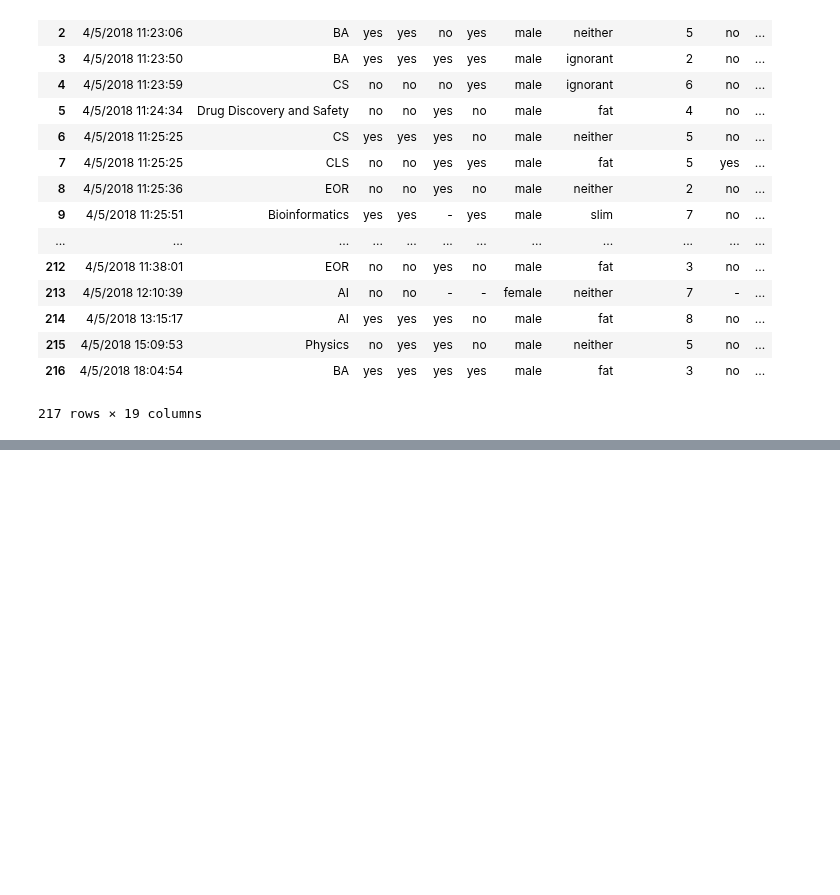
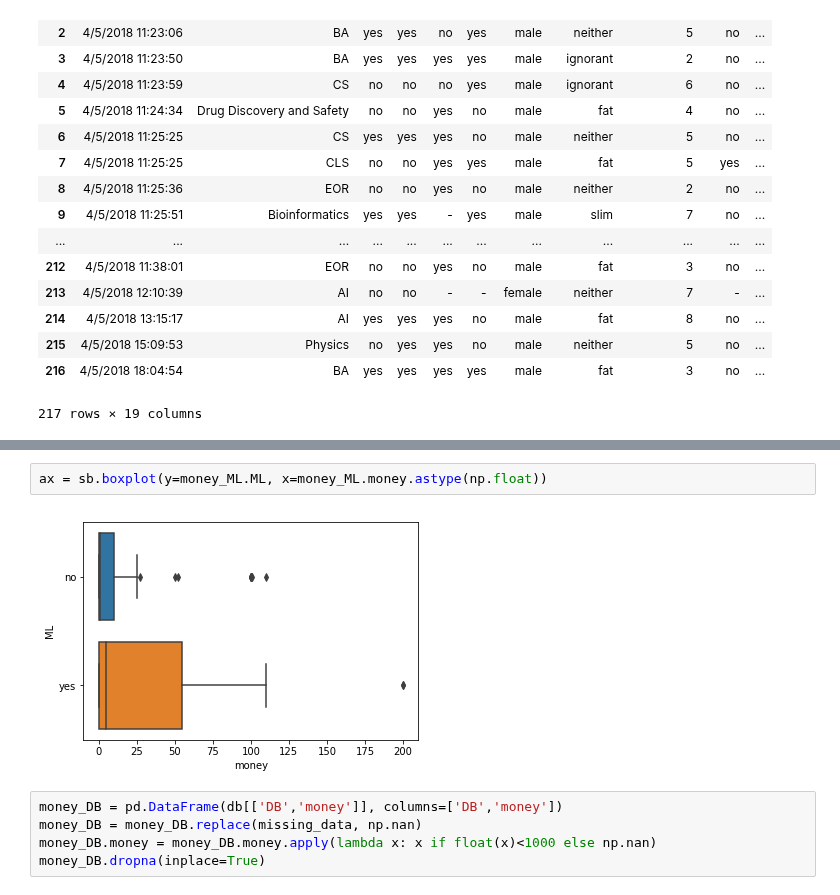
Before and after one commit to FionaLippert/DataMining, a Jupyter notebook: data_plotting.ipynb, the cells around one changed output, grey strips where cells are left out. Cells and saved outputs as stored; diff of their text form; blank space fills up the shorter version.

```diff
--- a/data_plotting.ipynb
+++ b/data_plotting.ipynb
@@ -68,0 +98,9 @@ plt.show()
+# %%
+ax = sb.boxplot(y=money_ML.ML, x=money_ML.money.astype(np.float))
+# %% [output]
+[figure, added]
+# %%
+money_DB = pd.DataFrame(db[['DB','money']], columns=['DB','money'])
+money_DB = money_DB.replace(missing_data, np.nan)
+money_DB.money = money_DB.money.apply(lambda x: x if float(x)<1000 else np.nan)
+money_DB.dropna(inplace=True)
```
Also changed, not shown: parts of 12 cells of this notebook, 2 other files.
